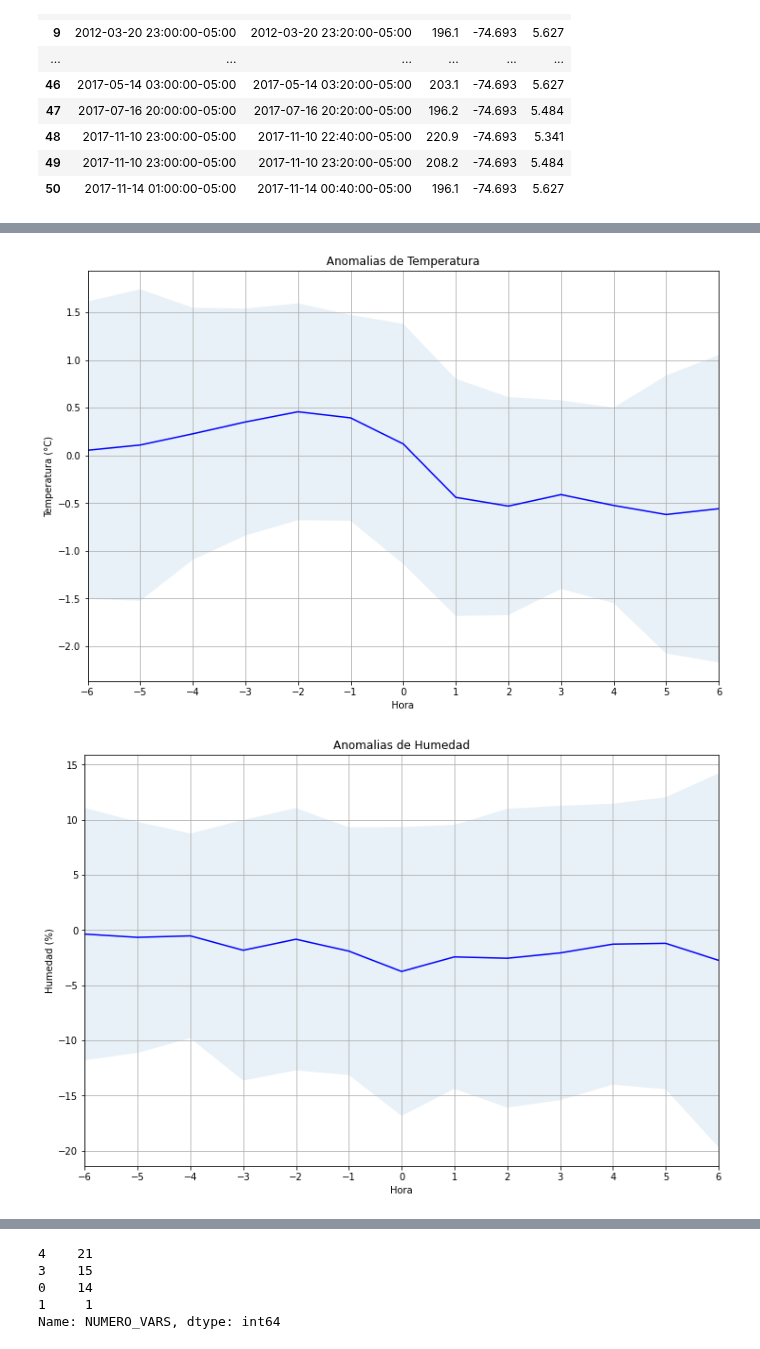
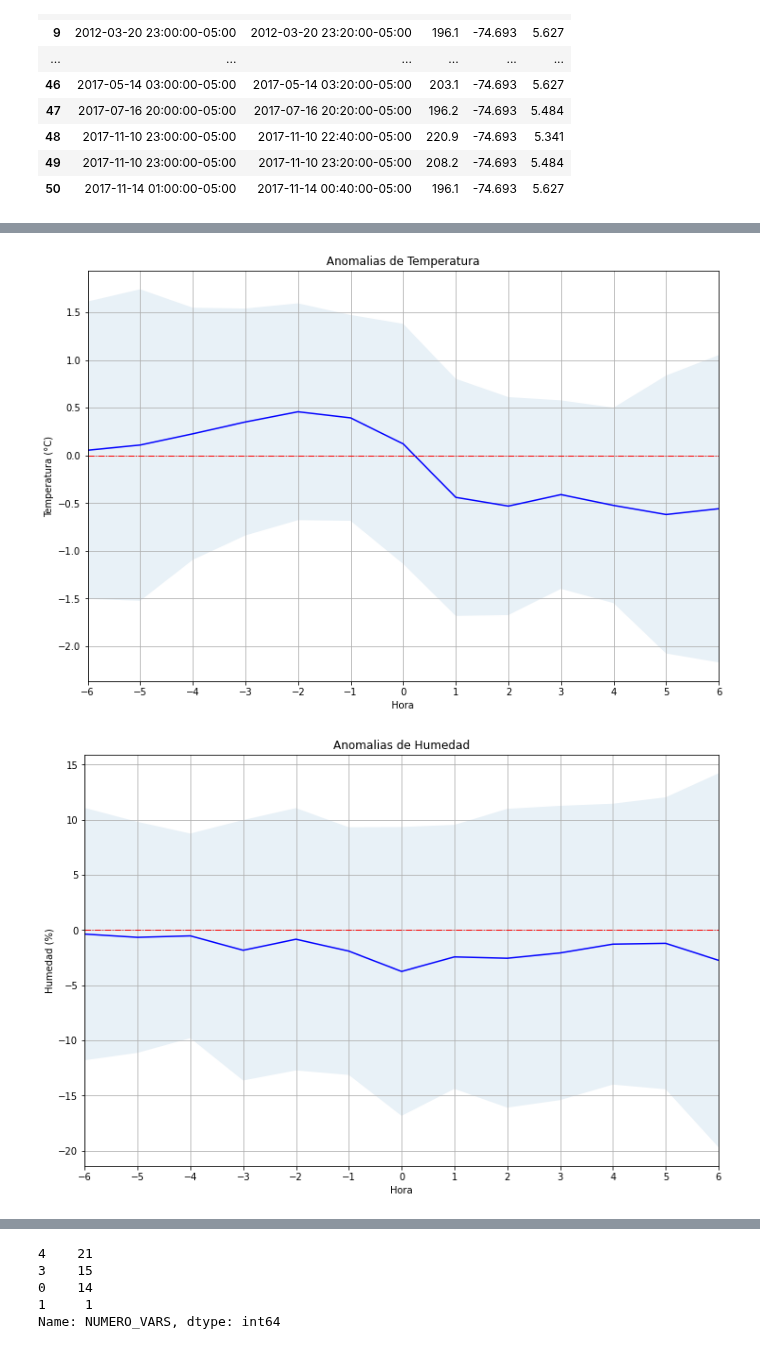
Before and after one commit to chris051091/Seminario-3, a Jupyter notebook: anomalias/src/Anomalias_palanquero.ipynb, the cells around one changed output, grey strips where cells are left out. Saved outputs shown, nothing was run; the diff lists cells and outputs as text; code cells hidden in the pictures.

```diff
--- a/anomalias/src/Anomalias_palanquero.ipynb
+++ b/anomalias/src/Anomalias_palanquero.ipynb
@@ -20,7 +21,9 @@ FILE_DATOS_ESTACION = 'eventos_palanquero_2.csv'
 
 LISTA_VAR = ['temp', 'hum', 'pres']
 LISTA_PWV = ['pwv']
+LISTA_VAR_10M = ['viento', 'prec']
 
 PATH_FINAL_DADOS_TRATADOS = PATH_DRIVE + PATH_DADOS + NOMBRE_ESTACION + '/tratados/'
 FILES_TRATADOS = [NOMBRE_ESTACION.lower() + f'_tratados_{VAR.lower()}.csv' for VAR in LISTA_VAR]
 FILES_PWV = [NOMBRE_ESTACION.lower() + f'_tratados_{VAR.lower()}.csv' for VAR in LISTA_PWV]
+FILES_TRATADOS_10M = [NOMBRE_ESTACION.lower() + f'_tratados_{VAR.lower()}.csv' for VAR in LISTA_VAR_10M]
@@ -47,0 +59,7 @@ dfPWV['FECHA'] = pd.to_datetime(dfPWV['FECHA_HORA'], format='%Y-%m-%d %H').dt.tz
+# %%
+dfList = []
+for f in FILES_TRATADOS_10M:
+  dfaux = pd.read_csv(PATH_FINAL_DADOS_TRATADOS + f,
+                  sep = ';',
+                )
+  dfList.append(dfaux)
@@ -49,7 +106,7 @@ dfPWV['FECHA'] = pd.to_datetime(dfPWV['FECHA_HORA'], format='%Y-%m-%d %H').dt.tz
 dfDatos = pd.merge(df[['FECHA', 'TEMP', 'HUM', 'PRESION']], dfPWV[['FECHA', 'PWV']], on = 'FECHA', how = 'outer')
 dfDatos['HORA'] = dfDatos['FECHA'].apply(lambda x: x[11:13])
 
-dfmean = dfDatos.groupby('HORA', group_keys=False).agg('mean').reset_index(level=0)
+dfmean = dfDatos.groupby('HORA').agg('mean').reset_index(level=0)
 
 columns_mean = [col for col in dfmean.columns if col != 'HORA']
 for col in columns_mean:
@@ -103,13 +160,17 @@ dfEventos
 | 49 | 2017-11-10 23:00:00-05:00 | 2017-11-10 23:20:00-05:00 | 208.2 | -74.693 | 5.484 |
 | 50 | 2017-11-14 01:00:00-05:00 | 2017-11-14 00:40:00-05:00 | 196.1 | -74.693 | 5.627 |
 # %%
-funtime = lambda x, hour : [x - timedelta(hours = h) for h in (range(0, hour+1) if hour > 0 else range(hour, 0))]
+funtime = lambda x, hour : [x + timedelta(hours = h) for h in (range(0, hour+1) if hour > 0 else range(hour, 0))]
 
 # [base - datetime.timedelta(days=x) for x in range(numdays)]
 dfEventAn = dfEventos.copy()
 # pd.set_option('display.max_colwidth', None)
-dfEventAn['FECHA_ANTES'] = dfEventAn['FECHA'].apply(funtime, hour = 6)
-dfEventAn['FECHA_DESPUES'] = dfEventAn['FECHA'].apply(funtime, hour = -6)
+
+# ==================================
+int_horas = 6
+# ==================================
+dfEventAn['FECHA_ANTES'] = dfEventAn['FECHA'].apply(funtime, hour = -int_horas)
+dfEventAn['FECHA_DESPUES'] = dfEventAn['FECHA'].apply(funtime, hour = int_horas)
 dfEventAn['FECHA_INTERVALO'] = dfEventAn['FECHA_ANTES'] + dfEventAn['FECHA_DESPUES']
 dfEventAn = dfEventAn.drop(columns=['FECHA_ANTES', 'FECHA_DESPUES']).explode('FECHA_INTERVALO')
 dfEventAn['FECHA_POS'] = (dfEventAn['FECHA_INTERVALO'] - dfEventAn['FECHA'])/ pd.Timedelta(hours=1)
@@ -166,34 +227,35 @@ dfAnomalia
 | 11 | 5.0 | -0.620014 | 1.456220 | -1.197531 | 13.224250 | 0.162937 | 1.886782 | 2.352379 | ... |
 | 12 | 6.0 | -0.558957 | 1.609900 | -2.738498 | 16.937658 | 0.184032 | 1.850859 | 2.493826 | ... |
 # %%
-def plot_anomalias(df, anomalia, titulo, name_to_save, ylabel_name, ylimit = []):
+def plot_anomalias(df, anomalia, titulo, name_to_save, ylabel_name, int_horas, ylimit = []):
   plt.figure(figsize = (12,8))
 
   df['FECHA_POS'] = df['FECHA_POS'].astype(int)
-
+  df['CERO'] = 0
   plt.xticks(df['FECHA_POS'])
   plt.plot(df['FECHA_POS'], df[(anomalia, 'mean')], color = 'b')
   plt.fill_between(df['FECHA_POS'], df[(anomalia, 'mean')] + df[(anomalia, 'std')], df[(anomalia, 'mean')] - df[(anomalia, 'std')], alpha=.1, linestyle = '--', linewidth = 0.5)
+  plt.plot(df['FECHA_POS'], df['CERO'], color = 'r', linestyle = '-.', linewidth = 1)
   plt.grid()
-  plt.xlim([-6, 6])
+  plt.xlim([-int_horas, int_horas])
   if ylimit:
     plt.ylim(*ylimit)
   plt.xlabel("Hora")
   plt.ylabel(ylabel_name)
   plt.title(titulo)
 
   plt.savefig(PATH_DRIVE + PATH_ANOMALIAS + name_to_save, format='png', bbox_inches = 'tight' )
 
-dict_names = {'TEMP_anomalia' : {'title' : 'Anomalias de Temperatura', 'name2save' : 'anomalias_temperatura.png', 'ylabel' : 'Temperatura (°C)'},
-              'HUM_anomalia' : {'title' : 'Anomalias de Humedad', 'name2save' : 'anomalias_humedad.png', 'ylabel' : 'Humedad (%)'},
-              'PRESION_anomalia' : {'title' : 'Anomalias de Presion', 'name2save' : 'anomalias_presion.png', 'ylabel' : 'Presion (hPa)'},
-              'PWV_anomalia' : {'title' : 'Anomalias de Vapor de agua', 'name2save' : 'anomalias_pwv.png', 'ylabel' : 'Vapor de agua (mm)'}
+dict_names = {'TEMP_anomalia' : {'title' : 'Anomalias de Temperatura', 'name2save' : f'anomalias_temperatura_{int_horas}h.png', 'ylabel' : 'Temperatura (°C)'},
+              'HUM_anomalia' : {'title' : 'Anomalias de Humedad', 'name2save' : f'anomalias_humedad_{int_horas}h.png', 'ylabel' : 'Humedad (%)'},
+              'PRESION_anomalia' : {'title' : 'Anomalias de Presion', 'name2save' : f'anomalias_presion_{int_horas}h.png', 'ylabel' : 'Presion (hPa)'},
+              'PWV_anomalia' : {'title' : 'Anomalias de Vapor de agua', 'name2save' : f'anomalias_pwv_{int_horas}h.png', 'ylabel' : 'Vapor de agua (mm)'}
     }
 
 for key in dict_names:
-  plot_anomalias(dfAnomalia, key, dict_names[key]['title'], dict_names[key]['name2save'], dict_names[key]['ylabel'])
+  plot_anomalias(dfAnomalia, key, dict_names[key]['title'], dict_names[key]['name2save'], dict_names[key]['ylabel'], int_horas)
 
 # dfAnomalia
 # %% [output]
-[figure, old version]
+[figure, new version]
-[figure, old version]
+[figure, new version]
```
Also changed, not shown: parts of 19 cells of this notebook.
